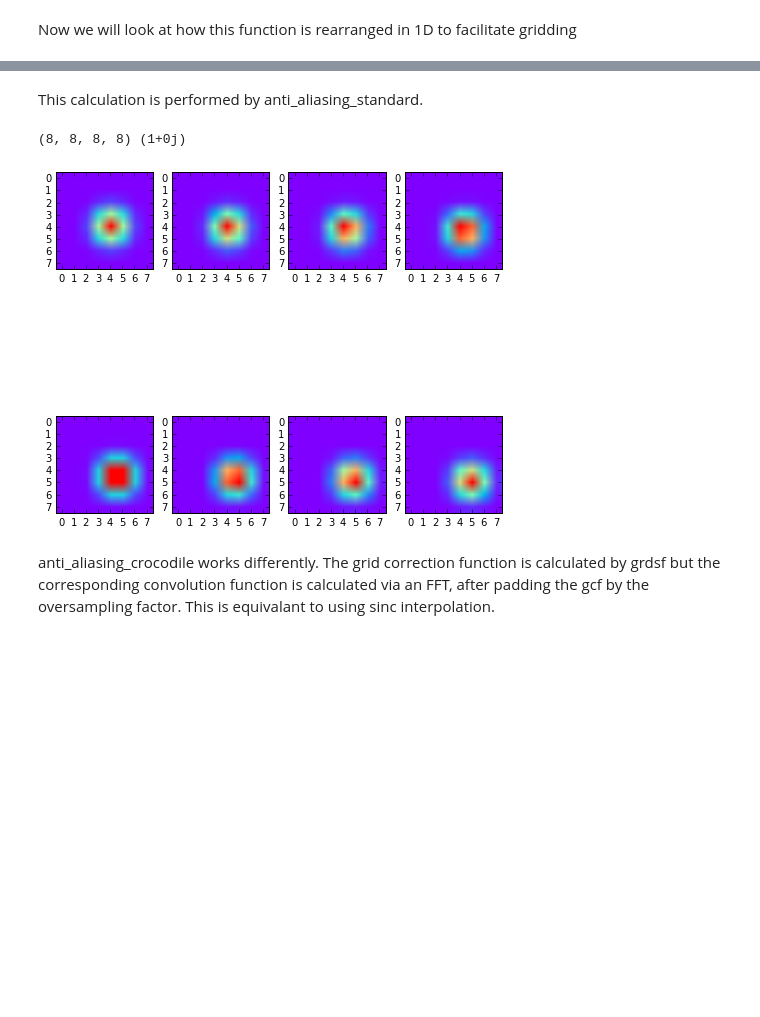
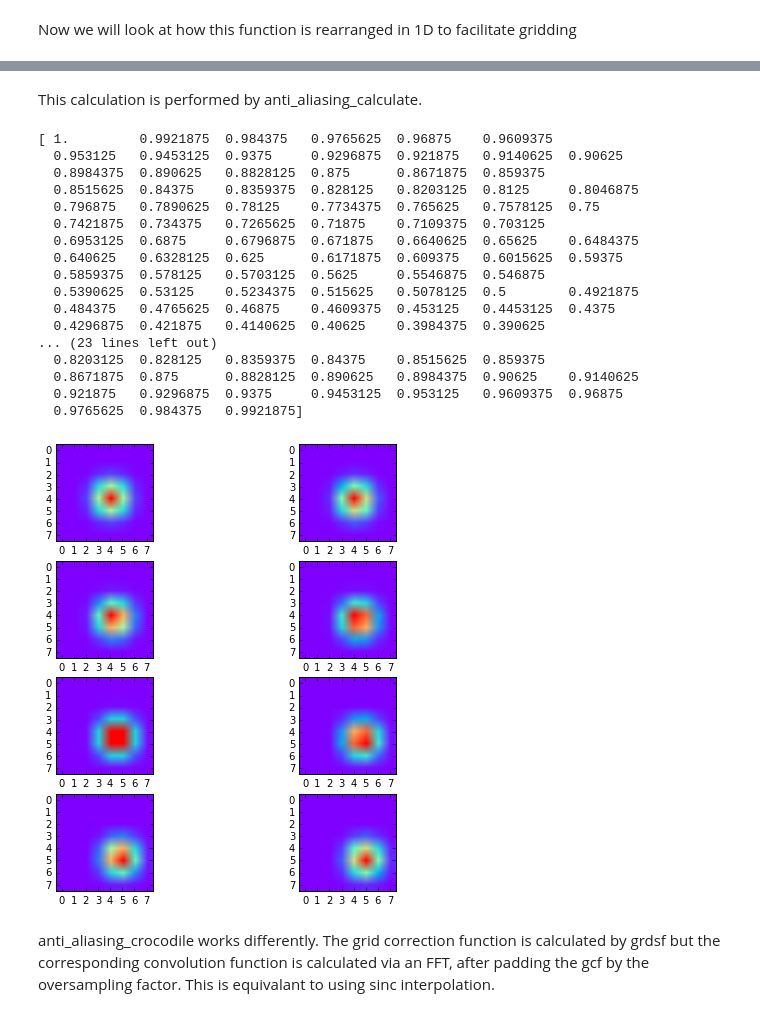
Before and after one commit to SKA-ScienceDataProcessor/algorithm-reference-library, a Jupyter notebook: examples/arl/gridding.ipynb, the cells around one changed output, grey strips where cells are left out. Saved outputs shown, nothing was run; the diff lists cells and outputs as text; code cells hidden in the pictures; blank space fills up the shorter version.

```diff
--- a/examples/arl/gridding.ipynb
+++ b/examples/arl/gridding.ipynb
@@ -32,10 +31,13 @@ The most common anti-aliasing function used is a prolate spheroidal function. Th
 for a particular choice of parameters. Here we plot that function.
 # %%
-nu = numpy.arange(- 1.0, +1.0, 1.0 / (support * oversampling))
-s1d = 2 * support + 2
-kernel1d  = numpy.pad(grdsf(nu)[1], (0, 2 * oversampling), 'edge')
+nu = numpy.arange(-support, +support, 1.0/oversampling)
+kernel1d  = grdsf(nu/support)[1]
+
 
 plt.clf();
-plt.plot(kernel1d)
+plt.plot(nu, kernel1d)
 plt.xlabel('Offset in U (pixels)')
+plt.plot(nu, kernel1d)
+
+plt.show()
 # %% [output]
@@ -69,16 +73,16 @@ range(63, -1, -8)
 # %%
 l1d = len(kernel1d)
-c1d = l1d // 2
+s1d = 2 * support + 2
+
 kernel4d = numpy.zeros((oversampling, oversampling, s1d, s1d))
 for yf in range(oversampling):
     my = range(yf, l1d, oversampling)[::-1]
-    print(my)
     for xf in range(oversampling):
         mx = range(xf, l1d, oversampling)[::-1]
-        kernel4d[yf, xf] = numpy.outer(kernel1d[my], kernel1d[mx])
+        kernel4d[yf, xf, 2:, 2:] = numpy.outer(kernel1d[my], kernel1d[mx])
 print(kernel4d.shape)
-plt.clf();
+plt.clf()
 for i in range(oversampling):
-    plt.subplot(2, oversampling // 2, i+1)
+    plt.subplot(4, oversampling // 4, i+1)
     plt.imshow(kernel4d[i,i].real)
 # %% [output]
@@ -95,17 +91,32 @@ range(63, -1, -8)
 # %% [markdown]
-This calculation is performed by anti_aliasing_standard.
+This calculation is performed by anti_aliasing_calculate.
 # %%
-gs, ks = anti_aliasing_standard(shape=shape, oversampling=oversampling,
+gc, kc = anti_aliasing_calculate(shape=shape, oversampling=oversampling,
                                    support=3)
-ks = ks / ks.max()
-print(ks.shape, ks.max())
+kc = kc / kc.max()
 plt.clf();
 for i in range(oversampling):
-    plt.subplot(2, oversampling // 2, i+1)
-    plt.imshow(numpy.abs(ks[i,i]))
+    plt.subplot(4, oversampling // 4, i+1)
+    plt.imshow(numpy.abs(kc[i,i]))
 # %% [output]
-(8, 8, 8, 8) (1+0j)
+[ 1.         0.9921875  0.984375   0.9765625  0.96875    0.9609375
+  0.953125   0.9453125  0.9375     0.9296875  0.921875   0.9140625  0.90625
+  0.8984375  0.890625   0.8828125  0.875      0.8671875  0.859375
+  0.8515625  0.84375    0.8359375  0.828125   0.8203125  0.8125     0.8046875
+  0.796875   0.7890625  0.78125    0.7734375  0.765625   0.7578125  0.75
+  0.7421875  0.734375   0.7265625  0.71875    0.7109375  0.703125
+  0.6953125  0.6875     0.6796875  0.671875   0.6640625  0.65625    0.6484375
+  0.640625   0.6328125  0.625      0.6171875  0.609375   0.6015625  0.59375
+  0.5859375  0.578125   0.5703125  0.5625     0.5546875  0.546875
+  0.5390625  0.53125    0.5234375  0.515625   0.5078125  0.5        0.4921875
+  0.484375   0.4765625  0.46875    0.4609375  0.453125   0.4453125  0.4375
+  0.4296875  0.421875   0.4140625  0.40625    0.3984375  0.390625
+... (23 lines left out)
+  0.8203125  0.828125   0.8359375  0.84375    0.8515625  0.859375
+  0.8671875  0.875      0.8828125  0.890625   0.8984375  0.90625    0.9140625
+  0.921875   0.9296875  0.9375     0.9453125  0.953125   0.9609375  0.96875
+  0.9765625  0.984375   0.9921875]
-[figure, old version]
+[figure, new version]
 # %% [markdown]
 anti_aliasing_crocodile works differently. The grid correction function
 is calculated by grdsf but the corresponding convolution function is calculated via an FFT,
```
Also changed, not shown: parts of 9 cells of this notebook, 7 other files.
